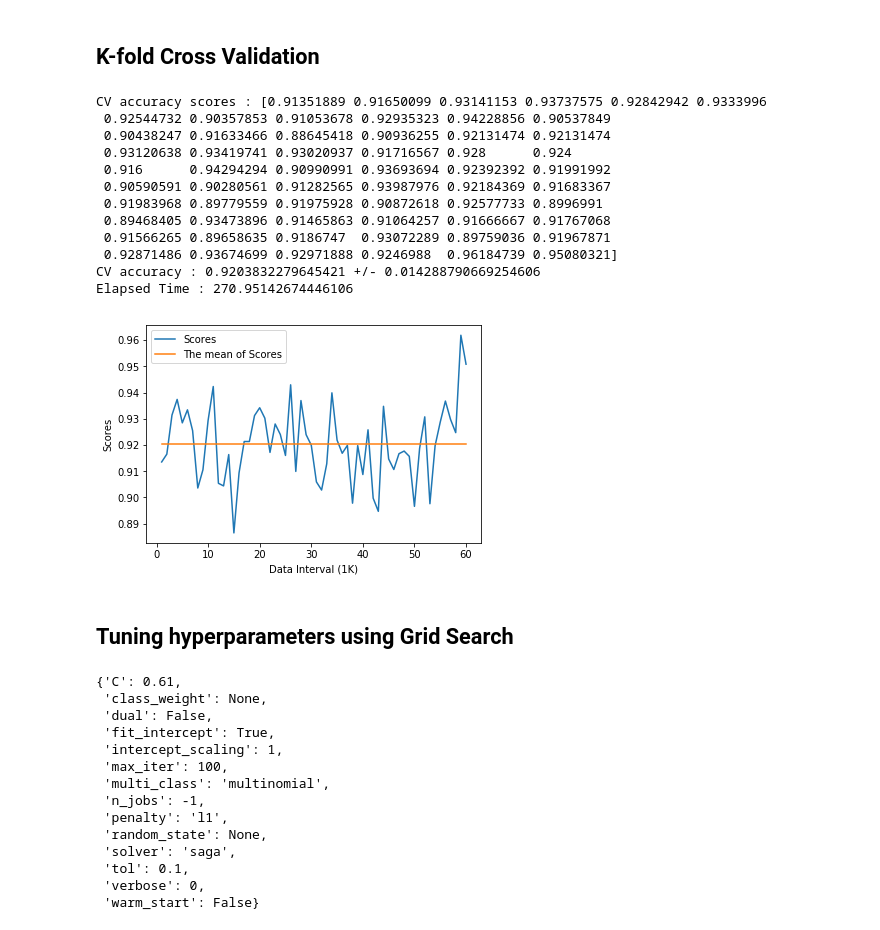
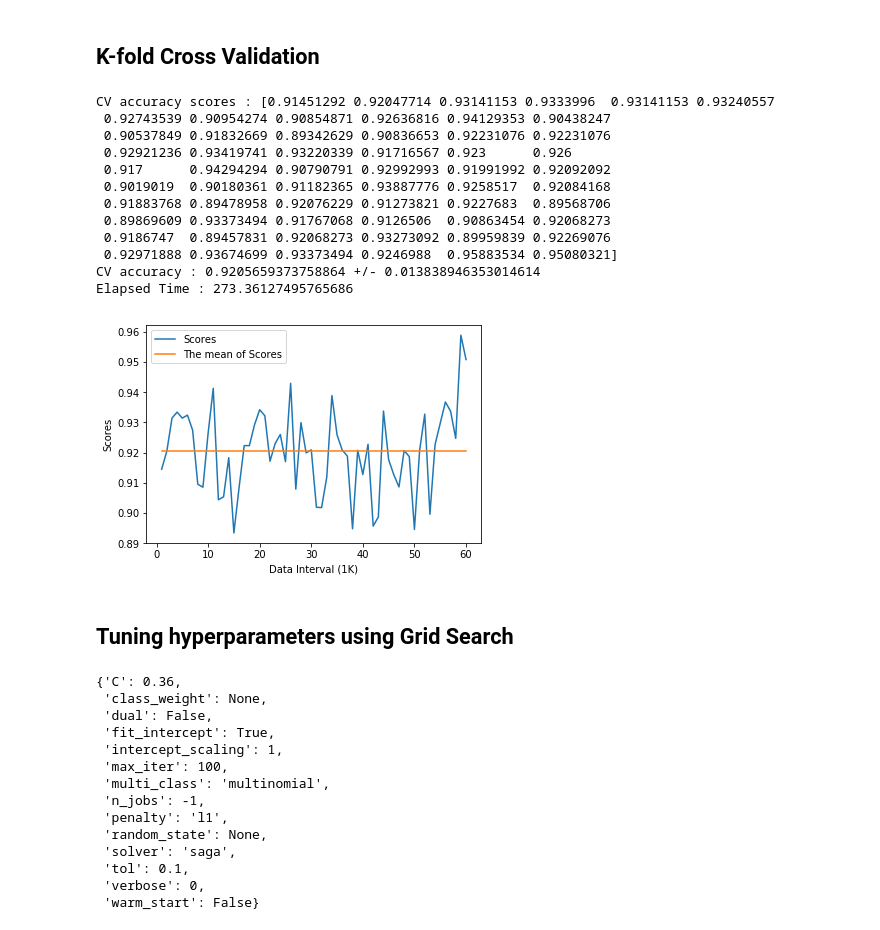
Before and after one commit to ByeongGil-Jung/2018-Artificial-Intelligence, a Jupyter notebook: PBL_1/PBL1_logistic_regression.ipynb, the cells around one changed output. Cells and saved outputs as stored; diff of their text form; code cells hidden in the pictures.

```diff
--- a/PBL_1/PBL1_logistic_regression.ipynb
+++ b/PBL_1/PBL1_logistic_regression.ipynb
@@ -241,7 +243,7 @@ The best value of score at the C : 0.926
 from sklearn.model_selection import cross_val_score
 
 """
-위에서 최적의 C value 인 C = 0.61 을 찾음
+위에서 최적의 C value 인 C = 0.36 을 찾음
 이를 바탕으로 K-fold 교차 검증을 실시
 
 총 60개의 k 로 나눠 실행
@@ -251,7 +253,7 @@ from sklearn.model_selection import cross_val_score
 그리고 전체 평균을 내어 이 모델의 정확도가 대략 ~ 일 것이다 라고 기대 할 수 있음.
 """
 
-clf = LogisticRegression(C=0.61,
+clf = LogisticRegression(C=0.36,
                          multi_class='multinomial',
                          penalty='l1', solver='saga', tol=0.1, n_jobs=-1)
 
@@ -265,38 +267,38 @@ print("CV accuracy scores : {}".format(scores))
 print("CV accuracy : {} +/- {}".format(np.mean(scores), np.std(scores)))
 print("Elapsed Time : {}".format(end - start))
 # %% [output]
-CV accuracy scores : [0.91351889 0.91650099 0.93141153 0.93737575 0.92842942 0.9333996
- 0.92544732 0.90357853 0.91053678 0.92935323 0.94228856 0.90537849
- 0.90438247 0.91633466 0.88645418 0.90936255 0.92131474 0.92131474
- 0.93120638 0.93419741 0.93020937 0.91716567 0.928      0.924
- 0.916      0.94294294 0.90990991 0.93693694 0.92392392 0.91991992
- 0.90590591 0.90280561 0.91282565 0.93987976 0.92184369 0.91683367
- 0.91983968 0.89779559 0.91975928 0.90872618 0.92577733 0.8996991
- 0.89468405 0.93473896 0.91465863 0.91064257 0.91666667 0.91767068
- 0.91566265 0.89658635 0.9186747  0.93072289 0.89759036 0.91967871
- 0.92871486 0.93674699 0.92971888 0.9246988  0.96184739 0.95080321]
-CV accuracy : 0.9203832279645421 +/- 0.014288790669254606
-Elapsed Time : 270.95142674446106
+CV accuracy scores : [0.91451292 0.92047714 0.93141153 0.9333996  0.93141153 0.93240557
+ 0.92743539 0.90954274 0.90854871 0.92636816 0.94129353 0.90438247
+ 0.90537849 0.91832669 0.89342629 0.90836653 0.92231076 0.92231076
+ 0.92921236 0.93419741 0.93220339 0.91716567 0.923      0.926
+ 0.917      0.94294294 0.90790791 0.92992993 0.91991992 0.92092092
+ 0.9019019  0.90180361 0.91182365 0.93887776 0.9258517  0.92084168
+ 0.91883768 0.89478958 0.92076229 0.91273821 0.9227683  0.89568706
+ 0.89869609 0.93373494 0.91767068 0.9126506  0.90863454 0.92068273
+ 0.9186747  0.89457831 0.92068273 0.93273092 0.89959839 0.92269076
+ 0.92971888 0.93674699 0.93373494 0.9246988  0.95883534 0.95080321]
+CV accuracy : 0.9205659373758864 +/- 0.013838946353014614
+Elapsed Time : 273.36127495765686
 # %%
 """
 이를 그래프로 나타내고,
-Scores 의 평균의 기댓값을 추출.
+Scores 의 평균의 기대값을 추출.
 """
 X_1 = np.arange(1, 61, 1)
 Y_1 = scores
 
 X_2 = np.zeros(60)
 Y_2 = [x + np.mean(scores) for x in X_2]
 
 plt.plot(X_1, Y_1, label="Scores")
 plt.plot(X_1, Y_2, label="The mean of Scores")
 
 plt.xlabel("Data Interval (1K)")
 plt.ylabel("Scores")
 plt.legend()
 plt.show()
 # %% [output]
-[figure, old version]
+[figure, new version]
 # %% [markdown]
 ## Tuning hyperparameters using Grid Search
 # %%
@@ -304,7 +306,7 @@ from sklearn.model_selection import GridSearchCV
 
 clf.get_params()
 # %% [output]
-{'C': 0.61,
+{'C': 0.36,
  'class_weight': None,
  'dual': False,
  'fit_intercept': True,
```
Also changed, not shown: parts of 18 cells of this notebook.
